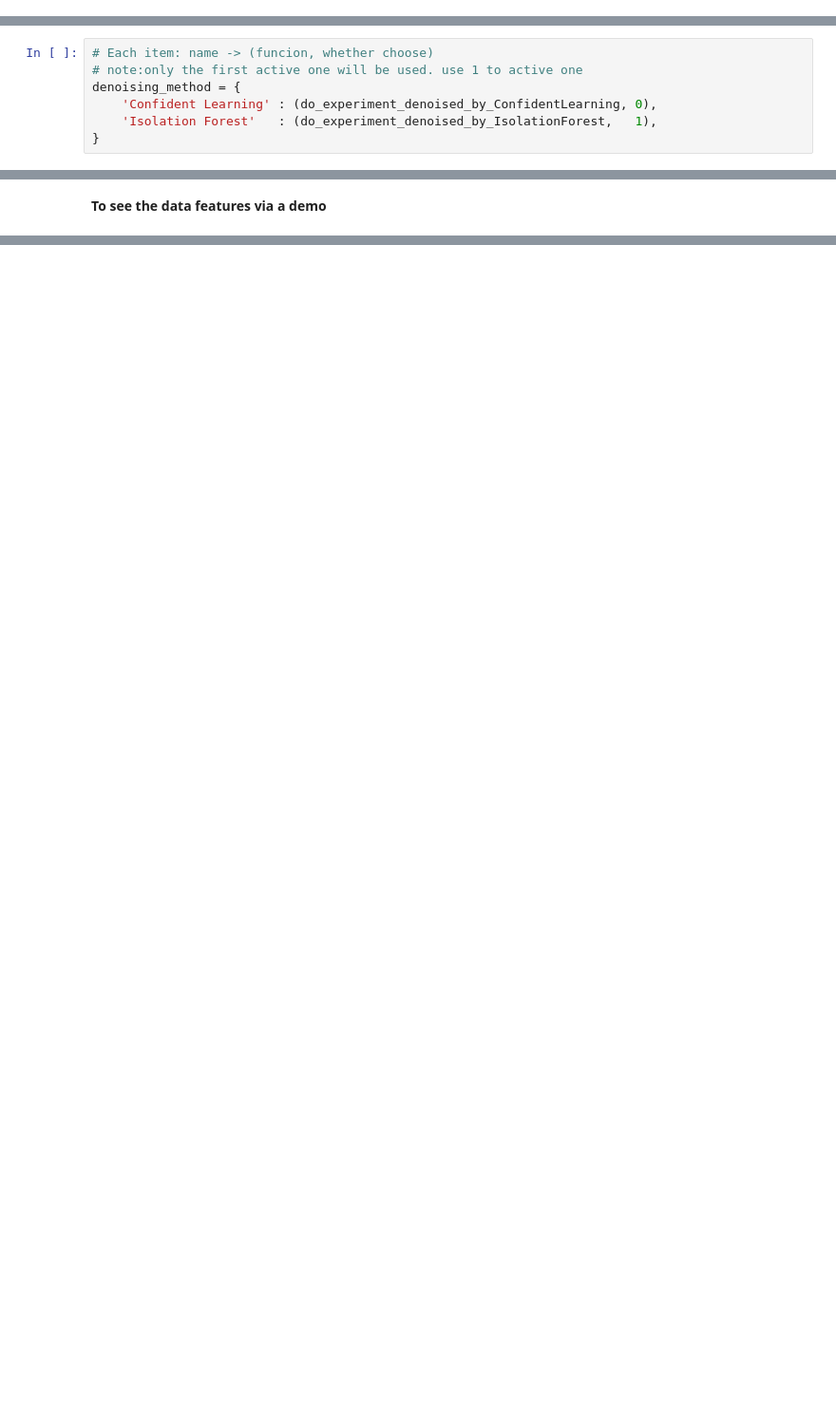
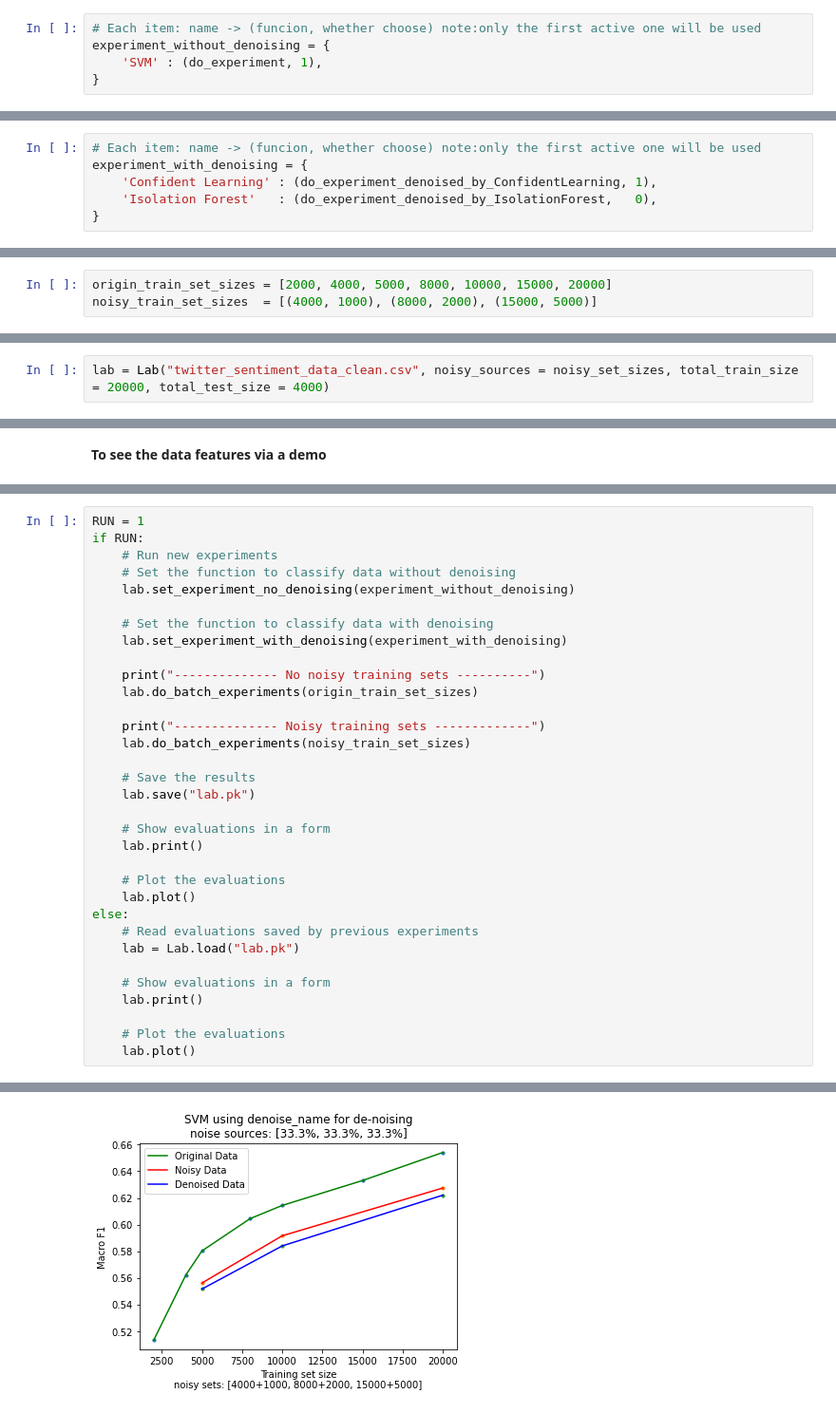
Before and after one commit to pnpdb/CS522-Project, a Jupyter notebook: doSVM.ipynb, the cells around one changed output, grey strips where cells are left out. Shown at 95% size. Drawn from its saved outputs; the diff is of its cells as text; blank space fills up the shorter version.

```diff
--- a/doSVM.ipynb
+++ b/doSVM.ipynb
@@ -179,0 +162,5 @@ noisy_set_sizes = {
+# %%
+# Each item: name -> (funcion, whether choose) note:only the first active one will be used
+experiment_without_denoising = {
+    'SVM' : (do_experiment, 1),
+}
@@ -180,7 +169,6 @@ noisy_set_sizes = {
 # %%
-# Each item: name -> (funcion, whether choose)
-# note:only the first active one will be used. use 1 to active one
-denoising_method = {
-    'Confident Learning' : (do_experiment_denoised_by_ConfidentLearning, 0),
-    'Isolation Forest'   : (do_experiment_denoised_by_IsolationForest,   1),
+# Each item: name -> (funcion, whether choose) note:only the first active one will be used
+experiment_with_denoising = {
+    'Confident Learning' : (do_experiment_denoised_by_ConfidentLearning, 1),
+    'Isolation Forest'   : (do_experiment_denoised_by_IsolationForest,   0),
 }
@@ -186,0 +177,3 @@ denoising_method = {
+# %%
+origin_train_set_sizes = [2000, 4000, 5000, 8000, 10000, 15000, 20000]
+noisy_train_set_sizes  = [(4000, 1000), (8000, 2000), (15000, 5000)]
@@ -187 +182,3 @@ denoising_method = {
+# %%
+lab = Lab("twitter_sentiment_data_clean.csv", noisy_sources = noisy_set_sizes, total_train_size = 20000, total_test_size = 4000)
 # %% [markdown]
@@ -325,0 +223,34 @@ Ev.plot(xValue = xValue, yValue = yValue, lines = lines,
+# %%
+RUN = 1
+if RUN:
+    # Run new experiments
+    # Set the function to classify data without denoising
+    lab.set_experiment_no_denoising(experiment_without_denoising)
+
+    # Set the function to classify data with denoising
+    lab.set_experiment_with_denoising(experiment_with_denoising)
+
+    print("-------------- No noisy training sets ----------")
+    lab.do_batch_experiments(origin_train_set_sizes)
+
+    print("-------------- Noisy training sets -------------")
+    lab.do_batch_experiments(noisy_train_set_sizes)
+
+    # Save the results
+    lab.save("lab.pk")
+
+    # Show evaluations in a form
+    lab.print()
+
+    # Plot the evaluations
+    lab.plot()
+else:
+    # Read evaluations saved by previous experiments
+    lab = Lab.load("lab.pk")
+
+    # Show evaluations in a form
+    lab.print()
+
+    # Plot the evaluations
+    lab.plot()
+# %% [output]
@@ -325,0 +289 @@ Ev.plot(xValue = xValue, yValue = yValue, lines = lines,
+[figure, added]
```
Also changed, not shown: parts of 26 cells of this notebook, 3 other files.
